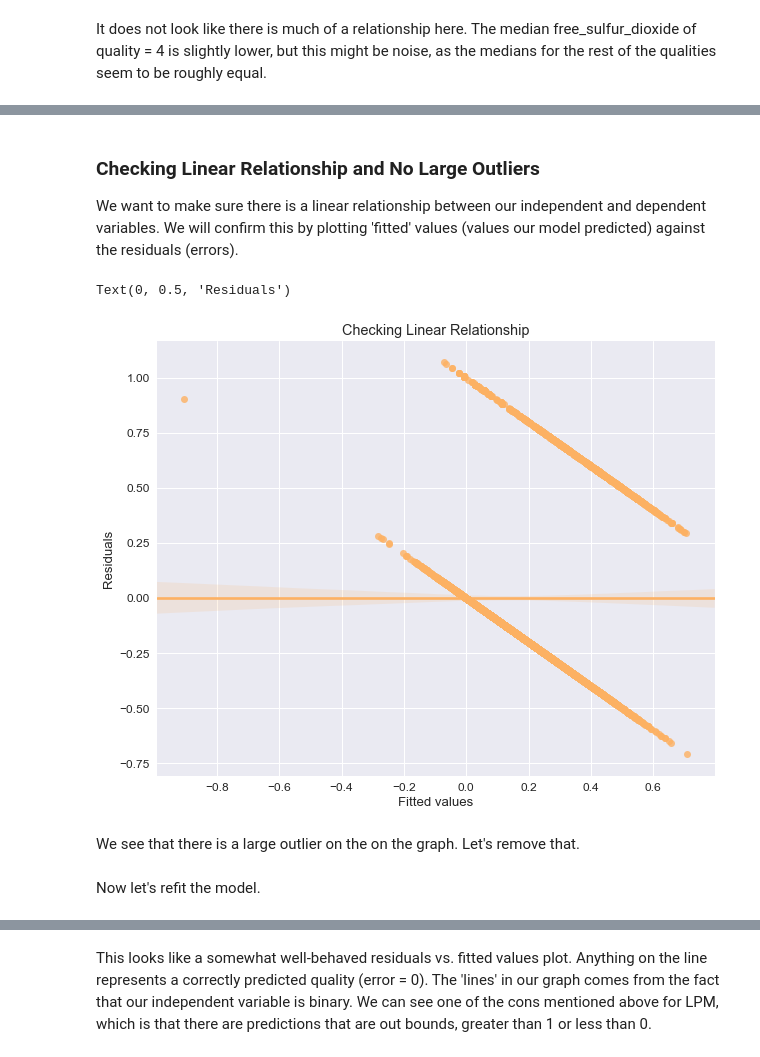
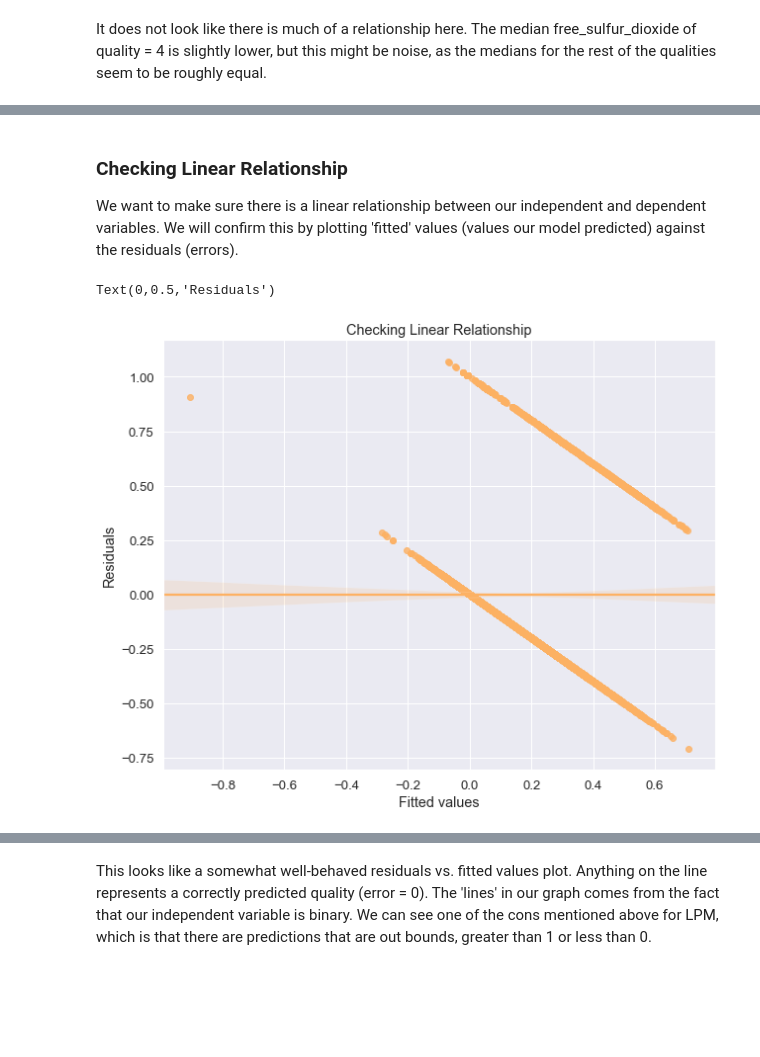
Before and after one commit to alexhlim/wine-quality, a Jupyter notebook: white-wine-quality.ipynb, the cells around one changed output, grey strips where cells are left out. Saved outputs shown, nothing was run; the diff lists cells and outputs as text; code cells hidden in the pictures; blank space fills up the shorter version.

```diff
--- a/white-wine-quality.ipynb
+++ b/white-wine-quality.ipynb
@@ -333,9 +374,9 @@ X = sm.add_constant(white_wine.drop(['quality'],axis=1))
 y = white_wine.quality
 
 # apply OLS
-lm = sm.OLS(y, X).fit()
+lpm = sm.OLS(y, X).fit()
 
-lm.summary()
+lpm.summary()
 # %% [output]
 OLS Regression Results
 | Dep. Variable: | quality | R-squared: | 0.181 |
@@ -367,16 +412,14 @@ OLS Regression Results
 # %% [markdown]
-### Checking Linear Relationship and No Large Outliers
+### Checking Linear Relationship
 
 We want to make sure there is a linear relationship between our independent and dependent variables. We will confirm this by plotting 'fitted' values (values our model predicted) against the residuals (errors).
 # %%
-fitted_y = lm.fittedvalues
-residuals = lm.resid
+fitted_y = lpm.fittedvalues
+residuals = lpm.resid
 plt.figure(figsize=(10,8))
 sns.regplot(x=fitted_y, y=residuals, color = dark_yellow).set_title('Checking Linear Relationship')
 plt.xlabel('Fitted values')
 plt.ylabel('Residuals')
 # %% [output]
-Text(0, 0.5, 'Residuals')
+Text(0,0.5,'Residuals')
-[figure, old version]
+[figure, new version]
-# %% [markdown]
-We see that there is a large outlier on the on the graph. Let's remove that.
@@ -387,2 +425,0 @@ white_wine_log = white_wine_log.drop(white_wine_log.index[outlier_index])
-# %% [markdown]
-Now let's refit the model.
```
Also changed, not shown: parts of 87 cells of this notebook, 1 other file.
